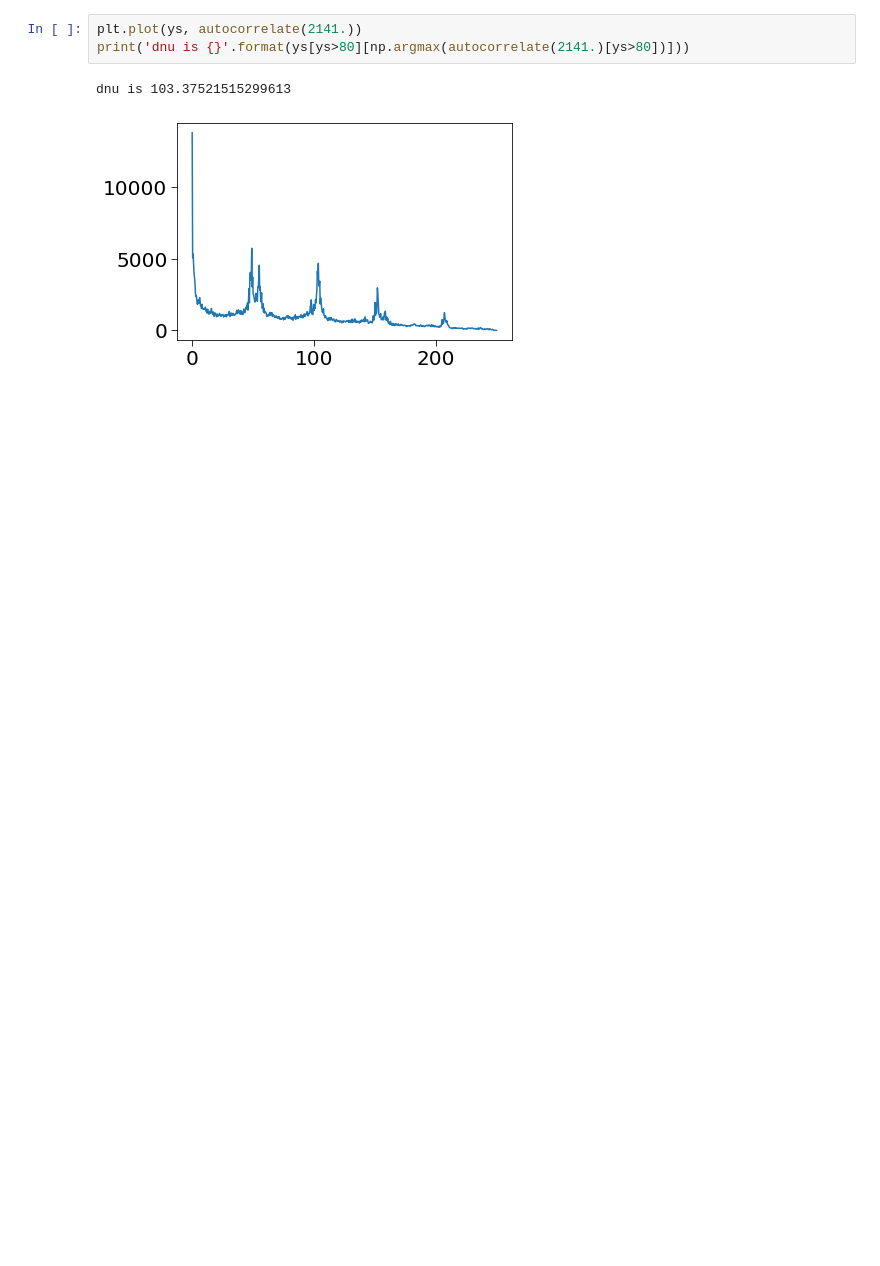
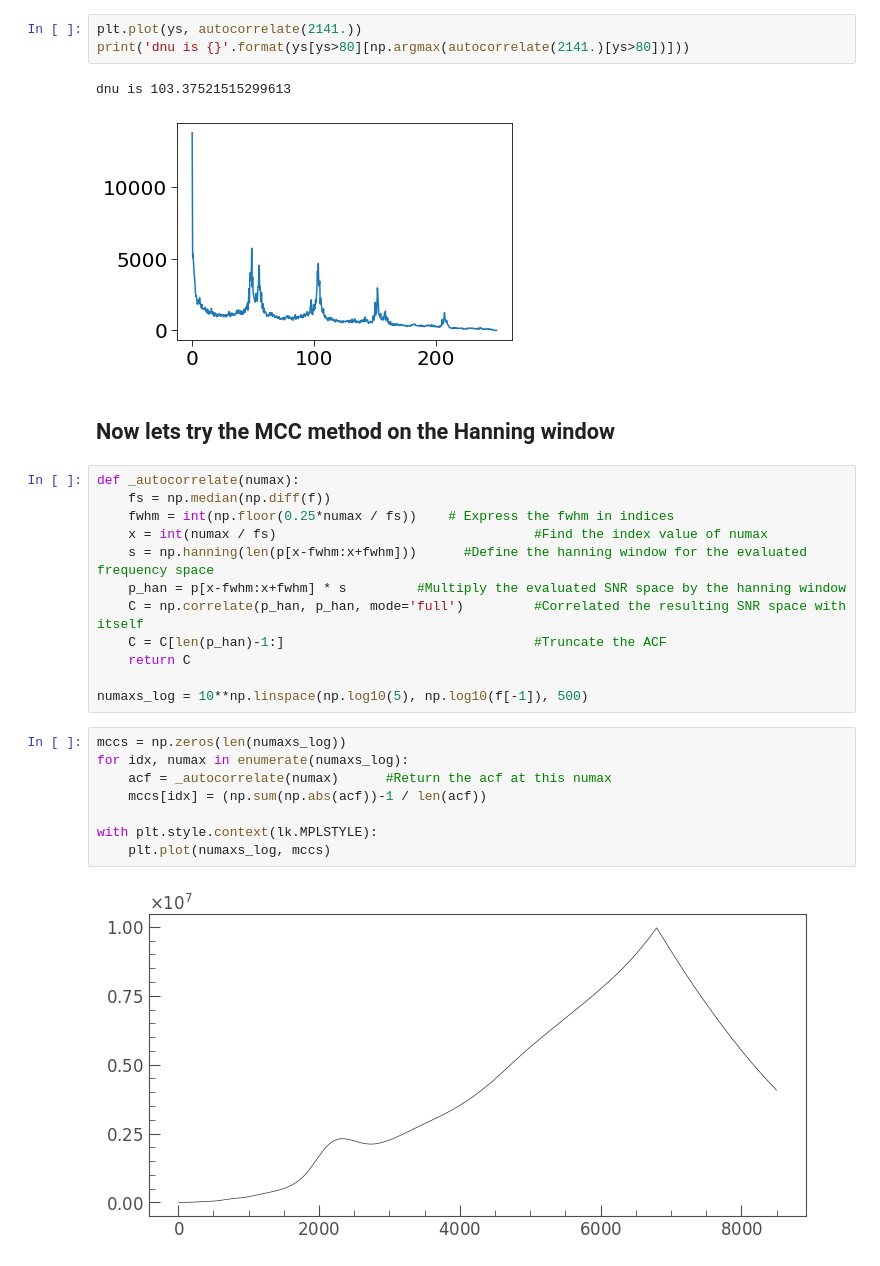
Before and after one commit to ojhall94/keplergohacks, a Jupyter notebook: seismo_stuff/flat_acf.ipynb, the cells around one changed output. Cells and saved outputs as stored; diff of their text form; blank space fills up the shorter version.

```diff
--- a/seismo_stuff/flat_acf.ipynb
+++ b/seismo_stuff/flat_acf.ipynb
@@ -90,3 +95,27 @@ print('dnu is {}'.format(ys[ys>80][np.argmax(autocorrelate(2141.)[ys>80])]))
 # %% [output]
 dnu is 103.37521515299613
 [figure]
+# %% [markdown]
+## Now lets try the MCC method on the Hanning window
+# %%
+def _autocorrelate(numax):
+    fs = np.median(np.diff(f))
+    fwhm = int(np.floor(0.25*numax / fs))    # Express the fwhm in indices
+    x = int(numax / fs)                                 #Find the index value of numax
+    s = np.hanning(len(p[x-fwhm:x+fwhm]))      #Define the hanning window for the evaluated frequency space
+    p_han = p[x-fwhm:x+fwhm] * s         #Multiply the evaluated SNR space by the hanning window
+    C = np.correlate(p_han, p_han, mode='full')         #Correlated the resulting SNR space with itself
+    C = C[len(p_han)-1:]                                #Truncate the ACF
+    return C
+
+numaxs_log = 10**np.linspace(np.log10(5), np.log10(f[-1]), 500)
+# %%
+mccs = np.zeros(len(numaxs_log))
+for idx, numax in enumerate(numaxs_log):
+    acf = _autocorrelate(numax)      #Return the acf at this numax
+    mccs[idx] = (np.sum(np.abs(acf))-1 / len(acf))
+
+with plt.style.context(lk.MPLSTYLE):
+    plt.plot(numaxs_log, mccs)
+# %% [output]
+[figure, added]
```
Also changed, not shown: parts of 10 cells of this notebook.
